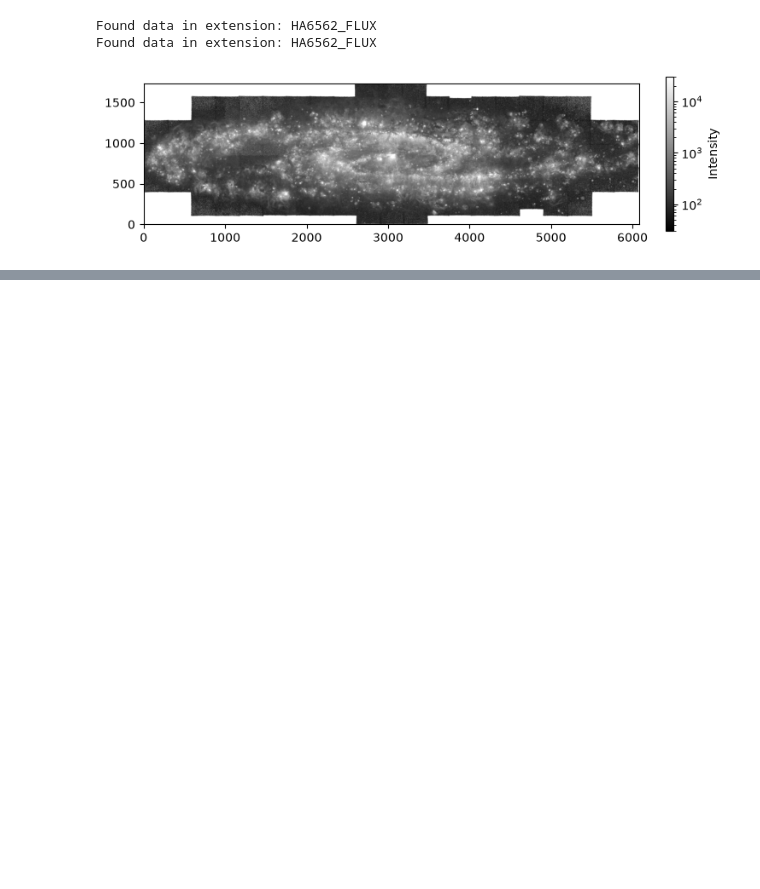
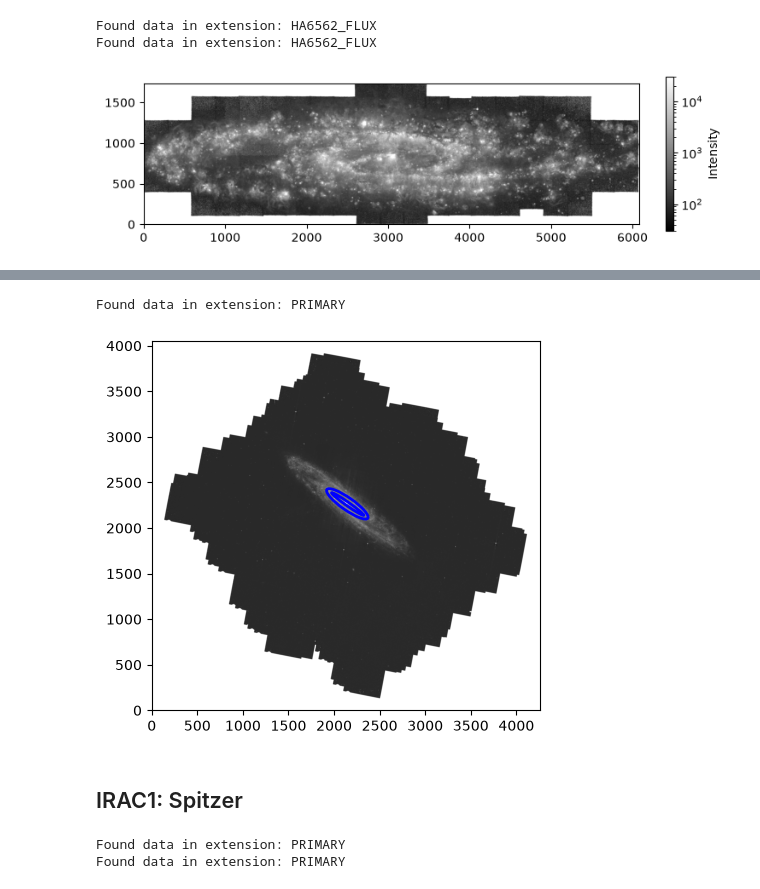
Before and after one commit to myasmedley/Environment-Mask-of-NGC-253, a Jupyter notebook: Ring_Regions.ipynb, the cells around one changed output, grey strips where cells are left out. Drawn from its saved outputs; the diff is of its cells as text; code cells hidden in the pictures; blank space fills up the shorter version.

```diff
--- a/Ring_Regions.ipynb
+++ b/Ring_Regions.ipynb
@@ -126,0 +169,15 @@ Found data in extension: HA6562_FLUX
+# %%
+irac4_ring_regionfile = r"C:\Users\Lamat\OneDrive - The Ohio State University/Lamat NGC 253 Environment Mask/Plotting Regions/ring_irac_regionfile_spitzer.reg"
+irac4_data.plot_region(irac4_file, irac4_ring_regionfile, 'asinh', None, None) #how do I zoom in?
+# %% [output]
+Found data in extension: PRIMARY
+[figure, added]
+# %% [markdown]
+## IRAC1: Spitzer
+# %%
+irac1_file = r"C:\Users\Lamat\OneDrive - The Ohio State University/Lamat NGC 253 Environment Mask/Plotting Regions/ngc0253_lvl_release_irac1_gauss3.fits"
+irac1_data = DisplayData(irac1_file)
+irac1_data.display_image(irac1_file, 'asinh', None, None)
+# %% [output]
+Found data in extension: PRIMARY
+Found data in extension: PRIMARY
```
Also changed, not shown: parts of 26 cells of this notebook.
